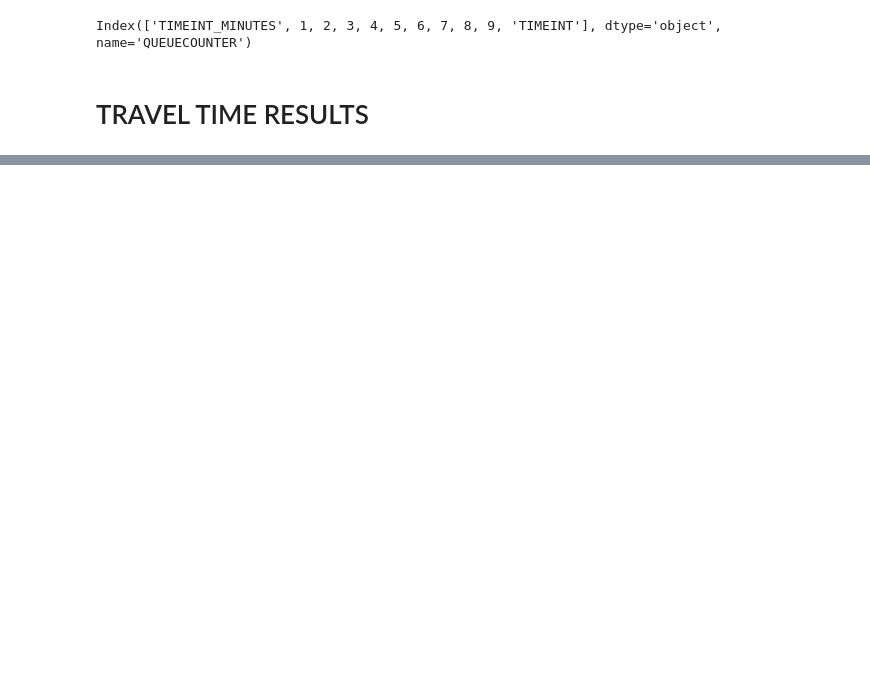
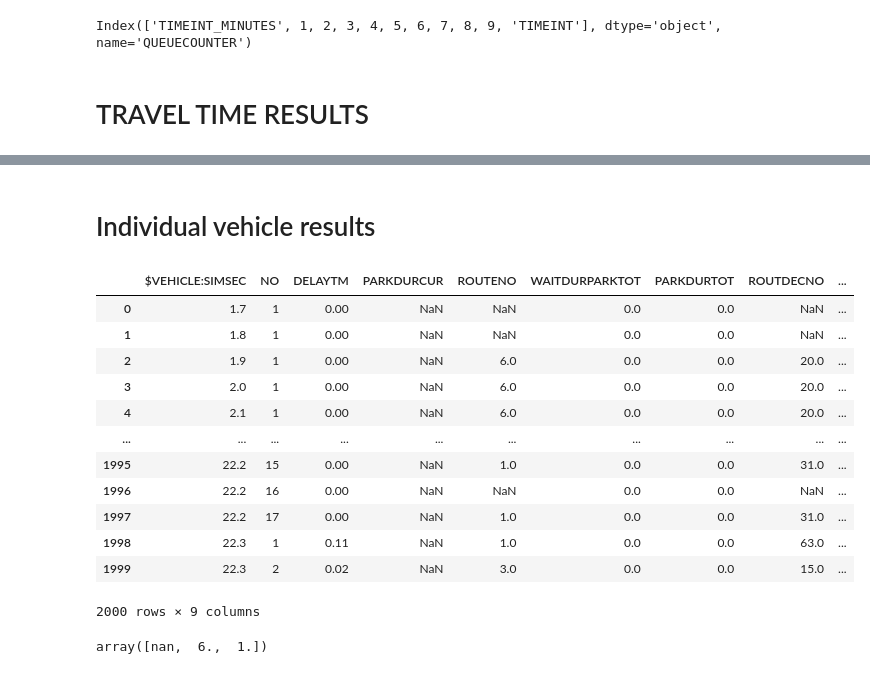
Before and after one commit to varun-1411/vissim_parking, a Jupyter notebook: results.ipynb, the cells around one changed output, grey strips where cells are left out. Saved outputs shown, nothing was run; the diff lists cells and outputs as text; code cells hidden in the pictures; blank space fills up the shorter version.

```diff
--- a/results.ipynb
+++ b/results.ipynb
@@ -347,2 +349,20 @@ vehicle_times{'TIMEINT_MIN'}
+# %% [markdown]
+# Individual vehicle results
 # %%
-vehicle_times.to_csv(r"C:\Users\CiSTUP\OneDrive - Indian Institute of Science\vs_codes\vissim_parking\results\kia_parking_Vehicle Travel Time Results.csv", index=False)
+vehicle_results = pd.read_csv(r"C:\Users\CiSTUP\OneDrive - Indian Institute of Science\vs_codes\vissim_parking\outputs\kia_parking_8_001.fzp", skiprows=21, delimiter=';', nrows = 2000)
+# %%
+vehicle_results
+# %% [output]
+|  | $VEHICLE:SIMSEC | NO | DELAYTM | PARKDURCUR | ROUTENO | WAITDURPARKTOT | PARKDURTOT | ROUTDECNO | ... |
+| 0 | 1.7 | 1 | 0.00 | NaN | NaN | 0.0 | 0.0 | NaN | ... |
+| 1 | 1.8 | 1 | 0.00 | NaN | NaN | 0.0 | 0.0 | NaN | ... |
+| 2 | 1.9 | 1 | 0.00 | NaN | 6.0 | 0.0 | 0.0 | 20.0 | ... |
+| 3 | 2.0 | 1 | 0.00 | NaN | 6.0 | 0.0 | 0.0 | 20.0 | ... |
+| 4 | 2.1 | 1 | 0.00 | NaN | 6.0 | 0.0 | 0.0 | 20.0 | ... |
+| ... | ... | ... | ... | ... | ... | ... | ... | ... | ... |
+| 1995 | 22.2 | 15 | 0.00 | NaN | 1.0 | 0.0 | 0.0 | 31.0 | ... |
+| 1996 | 22.2 | 16 | 0.00 | NaN | NaN | 0.0 | 0.0 | NaN | ... |
+| 1997 | 22.2 | 17 | 0.00 | NaN | 1.0 | 0.0 | 0.0 | 31.0 | ... |
+| 1998 | 22.3 | 1 | 0.11 | NaN | 1.0 | 0.0 | 0.0 | 63.0 | ... |
+| 1999 | 22.3 | 2 | 0.02 | NaN | 3.0 | 0.0 | 0.0 | 15.0 | ... |
+2000 rows × 9 columns
@@ -348,0 +371,4 @@ vehicle_times.to_csv(r"C:\Users\CiSTUP\OneDrive - Indian Institute of Science\vs
+# %%
+vehicle_1['ROUTENO'].unique()
+# %% [output]
+array([nan,  6.,  1.])
```
Also changed, not shown: parts of 21 cells of this notebook, 12 other files.
